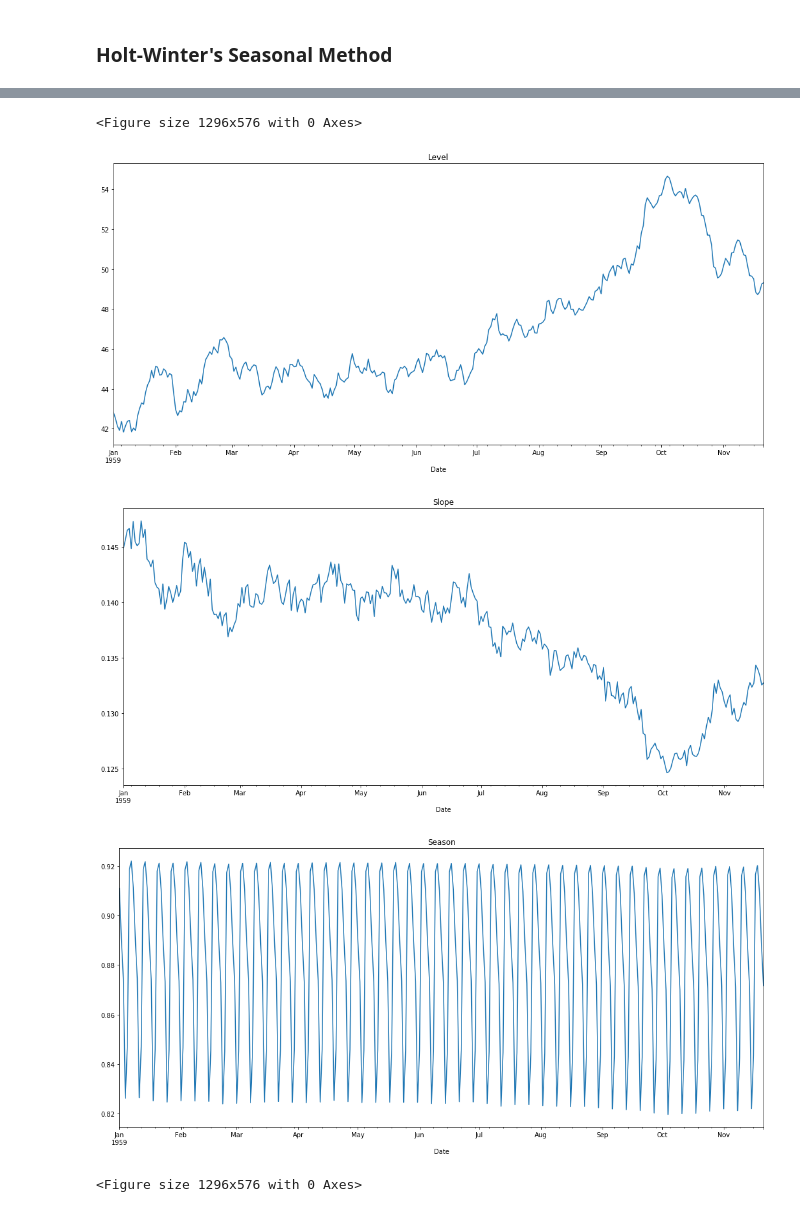
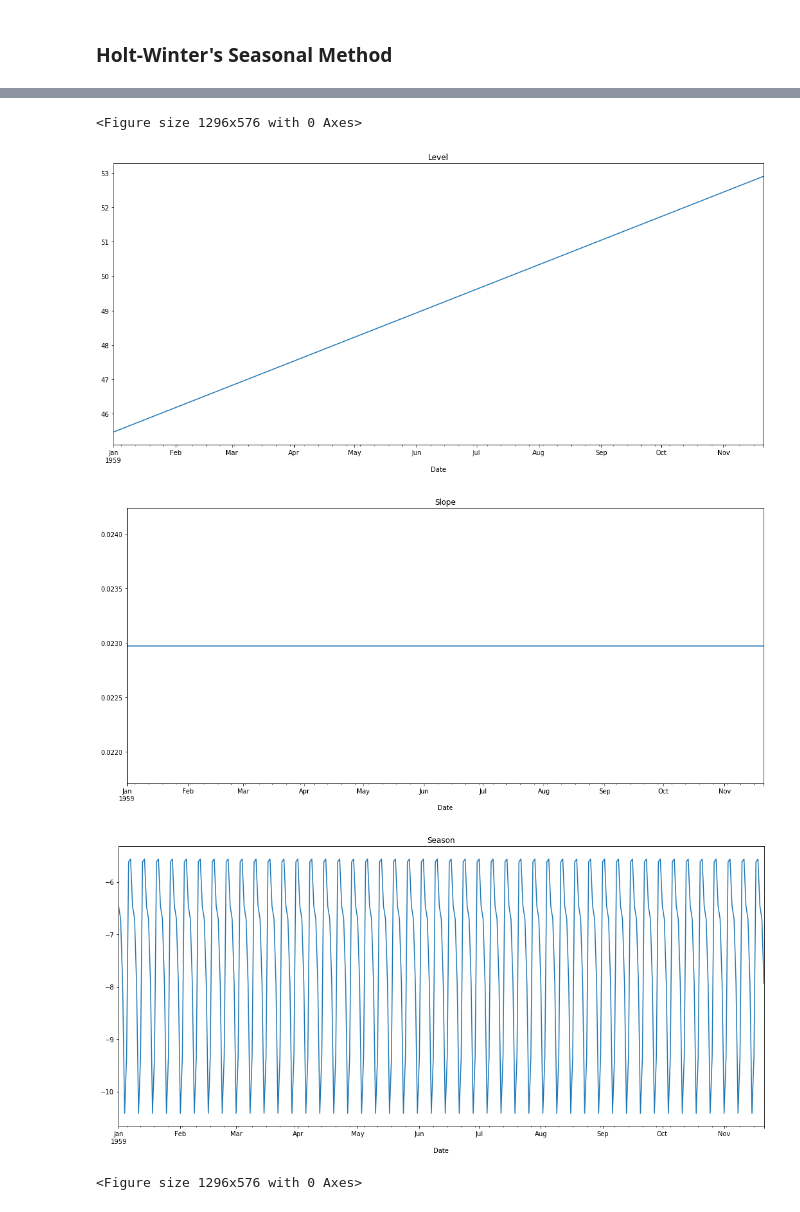
Before and after one commit to seckindinc/Python, a Jupyter notebook: Algorithms/Time-Series/TS-Forecasting_Methods.ipynb, the cells around one changed output, grey strips where cells are left out. Saved outputs shown, nothing was run; the diff lists cells and outputs as text; code cells hidden in the pictures.

```diff
--- a/Algorithms/Time-Series/TS-Forecasting_Methods.ipynb
+++ b/Algorithms/Time-Series/TS-Forecasting_Methods.ipynb
@@ -242,0 +195,5 @@ mse_8: 5.460022756684269
+# %%
+holt_winter_1 = ExponentialSmoothing(train.Births,trend='add', seasonal='add', seasonal_periods=7).fit()
+test['yhat_holt_winter_1'] = holt_winter_1.forecast(len(test))
+print('rmse 1:',sqrt(mean_squared_error(test.Births, test.yhat_holt_winter_1)))
+print('mse_1:',mean_absolute_error(test.Births, test.yhat_holt_winter_1))
@@ -265,14 +225,14 @@ holt_winter_8.params
  'remove_bias': False}
 # %%
-holt_winter_8.level.plot(title='Level')
+holt_winter_1.level.plot(title='Level')
 plt.figure()
-holt_winter_8.slope.plot(title='Slope')
+holt_winter_1.slope.plot(title='Slope')
 plt.figure()
-holt_winter_8.season.plot(title='Season')
+holt_winter_1.season.plot(title='Season')
 plt.figure()
 # %% [output]
 <Figure size 1296x576 with 0 Axes>
-[figure, old version]
+[figure, new version]
-[figure, old version]
+[figure, new version]
-[figure, old version]
+[figure, new version]
 <Figure size 1296x576 with 0 Axes>
```
Also changed, not shown: parts of 10 cells of this notebook.
